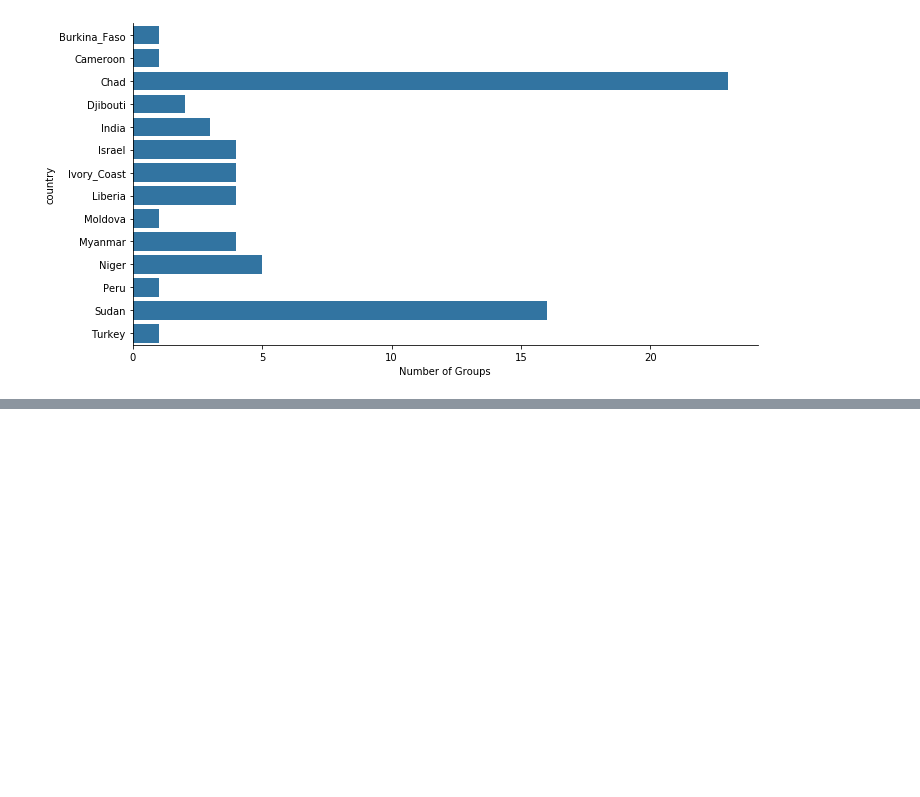
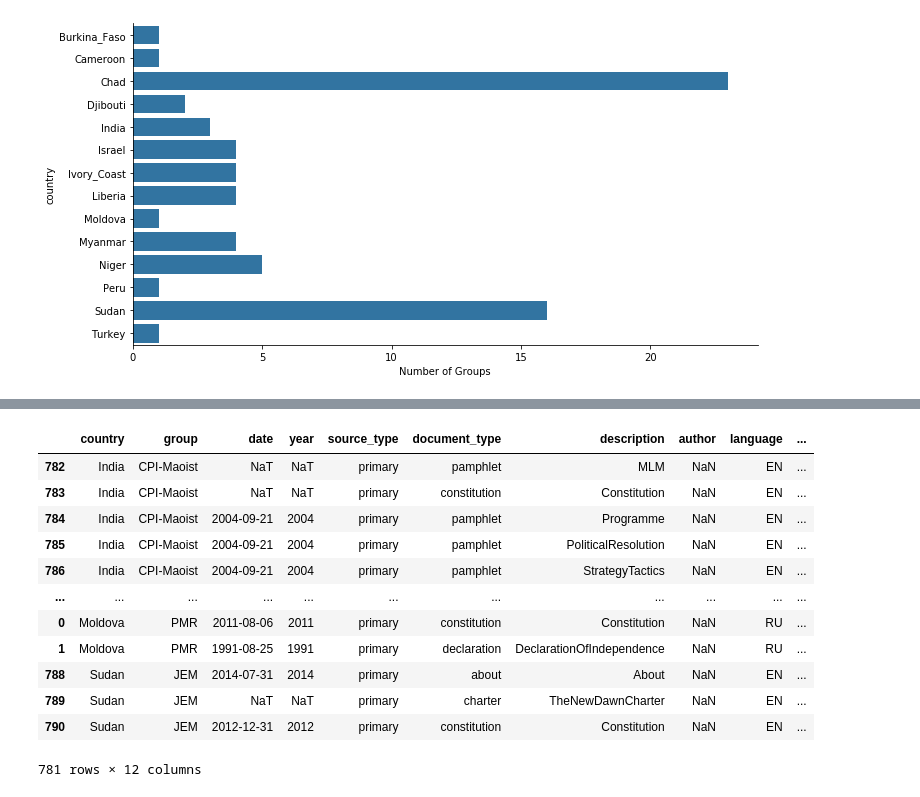
Before and after one commit to EandrewJones/rebel-manifesto, a Jupyter notebook: code/generate_metadata-report.ipynb, the cells around one changed output, grey strips where cells are left out. Cells and saved outputs as stored; diff of their text form; code cells hidden in the pictures; blank space fills up the shorter version.

```diff
--- a/code/generate_metadata-report.ipynb
+++ b/code/generate_metadata-report.ipynb
@@ -64,0 +86,17 @@ g.set_xticklabels(rotation=45)
+# %%
+groups = manifesto_dictionary['group'].isin(['CPI-Maoist', 'PFLP', 'PMR', 'JEM'])
+manifesto_dictionary[is_primary & groups]
+# %% [output]
+|  | country | group | date | year | source_type | document_type | description | author | language | ... |
+| 782 | India | CPI-Maoist | NaT | NaT | primary | pamphlet | MLM | NaN | EN | ... |
+| 783 | India | CPI-Maoist | NaT | NaT | primary | constitution | Constitution | NaN | EN | ... |
+| 784 | India | CPI-Maoist | 2004-09-21 | 2004 | primary | pamphlet | Programme | NaN | EN | ... |
+| 785 | India | CPI-Maoist | 2004-09-21 | 2004 | primary | pamphlet | PoliticalResolution | NaN | EN | ... |
+| 786 | India | CPI-Maoist | 2004-09-21 | 2004 | primary | pamphlet | StrategyTactics | NaN | EN | ... |
+| ... | ... | ... | ... | ... | ... | ... | ... | ... | ... | ... |
+| 0 | Moldova | PMR | 2011-08-06 | 2011 | primary | constitution | Constitution | NaN | RU | ... |
+| 1 | Moldova | PMR | 1991-08-25 | 1991 | primary | declaration | DeclarationOfIndependence | NaN | RU | ... |
+| 788 | Sudan | JEM | 2014-07-31 | 2014 | primary | about | About | NaN | EN | ... |
+| 789 | Sudan | JEM | NaT | NaT | primary | charter | TheNewDawnCharter | NaN | EN | ... |
+| 790 | Sudan | JEM | 2012-12-31 | 2012 | primary | constitution | Constitution | NaN | EN | ... |
+781 rows × 12 columns
```
Also changed, not shown: parts of 5 cells of this notebook, 1 other file.
